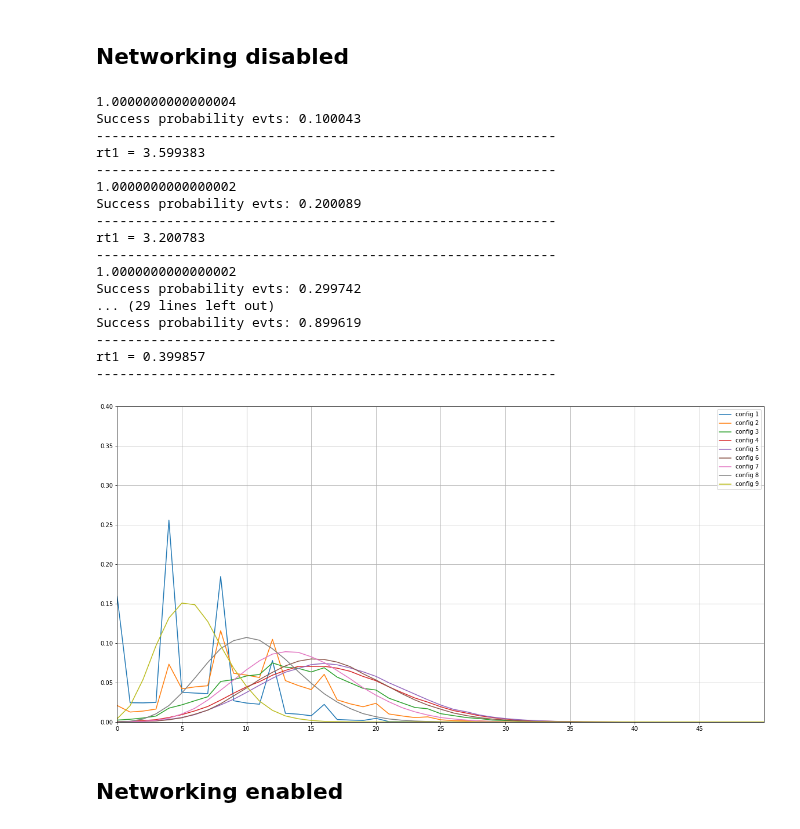
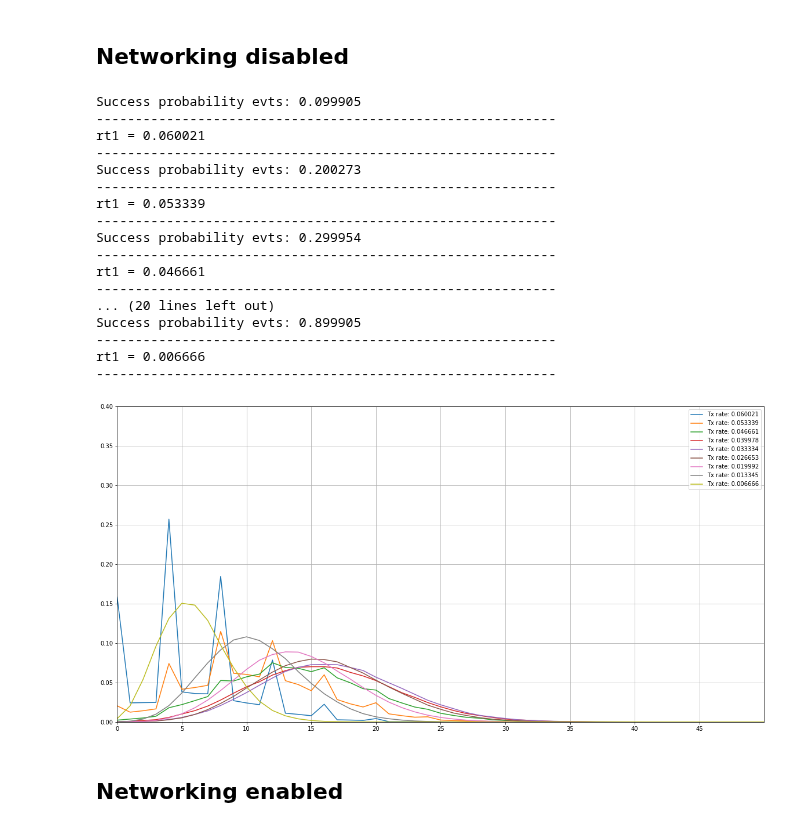
Before and after one commit to ingframin/BroadcastSimulation, a Jupyter notebook: results/success_distribution.ipynb, the cells around one changed output. Saved outputs shown, nothing was run; the diff lists cells and outputs as text; code cells hidden in the pictures.

```diff
--- a/results/success_distribution.ipynb
+++ b/results/success_distribution.ipynb
@@ -47,47 +47,47 @@ for i in range(1,10):
     raw2 = f2.read()
     f2.close()
 
     Eb1,Es1,En1 = computeEvents(raw1,Ttx,Trx,Tn)
     Eb2,Es2,En2 = computeEvents(raw2,Ttx,Trx,Tn)
 
     wnds1 = genWindowHistogram(raw1,raw2,1000,Eb2)
 
     print("Success probability evts: %.6f"%(checkSuccess(raw2,raw1)[0]/Eb2))
     print('-----------------------------------------------------------')
 
-    rt1 = Trx*Eb2/len(raw2)
+    rt1 = Eb2/len(raw2)
 
     print("rt1 = %.6f"%(rt1))
     print('-----------------------------------------------------------')
 
-    pt.plot(range(len(wnds1)),wnds1,label="config %d"%i)
+    pt.plot(range(len(wnds1)),wnds1,label="Tx rate: %.6f"%rt1)
 
 
 pt.legend()
 pt.axis([0,len(wnds1)//20,0,0.4])
 pt.xticks(range(0,len(wnds1)//20,5), [str(n) for n in range(0,len(wnds1)//20,5)])
 pt.grid(True)
 pt.savefig('success_distribution_BS.pdf',dpi=300, bbox_inches='tight')
 pt.show()
 # %% [output]
-1.0000000000000004
-Success probability evts: 0.100043
+Success probability evts: 0.099905
 -----------------------------------------------------------
-rt1 = 3.599383
+rt1 = 0.060021
 -----------------------------------------------------------
-1.0000000000000002
-Success probability evts: 0.200089
+Success probability evts: 0.200273
 -----------------------------------------------------------
-rt1 = 3.200783
+rt1 = 0.053339
 -----------------------------------------------------------
-1.0000000000000002
-Success probability evts: 0.299742
-... (29 lines left out)
-Success probability evts: 0.899619
+Success probability evts: 0.299954
 -----------------------------------------------------------
-rt1 = 0.399857
+rt1 = 0.046661
 -----------------------------------------------------------
+... (20 lines left out)
+Success probability evts: 0.899905
+-----------------------------------------------------------
+rt1 = 0.006666
+-----------------------------------------------------------
-[figure, old version]
+[figure, new version]
 # %% [markdown]
 ## Networking enabled
 # %%
```
Also changed, not shown: parts of 2 cells of this notebook, 6 other files.
